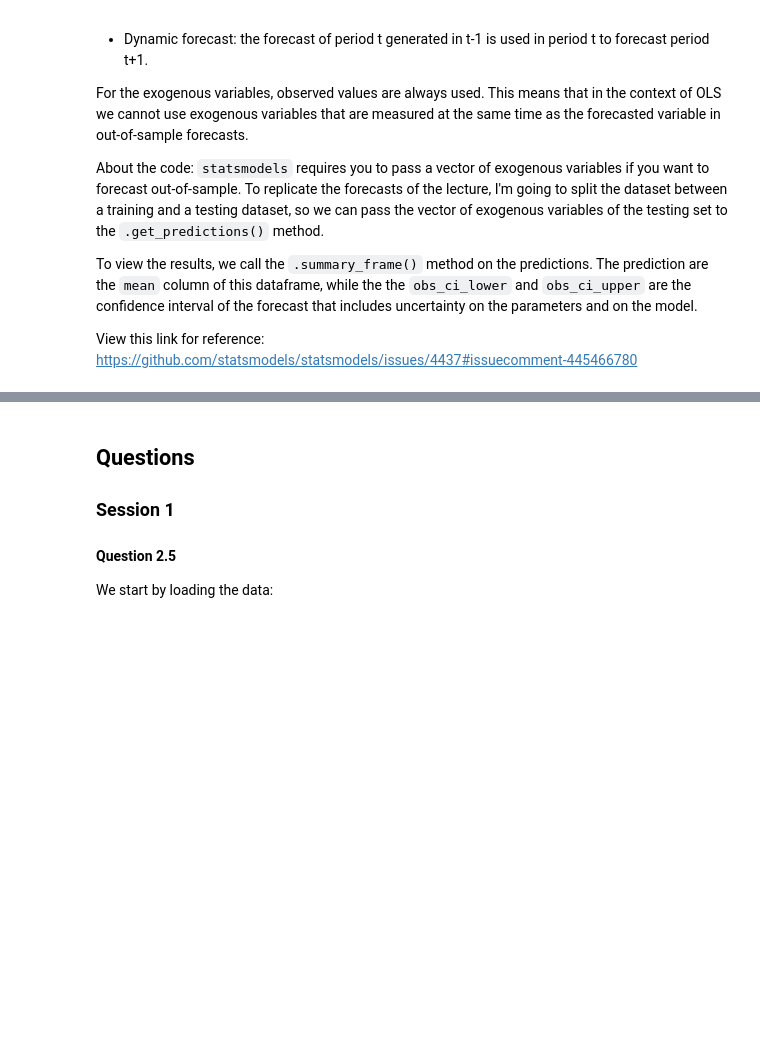
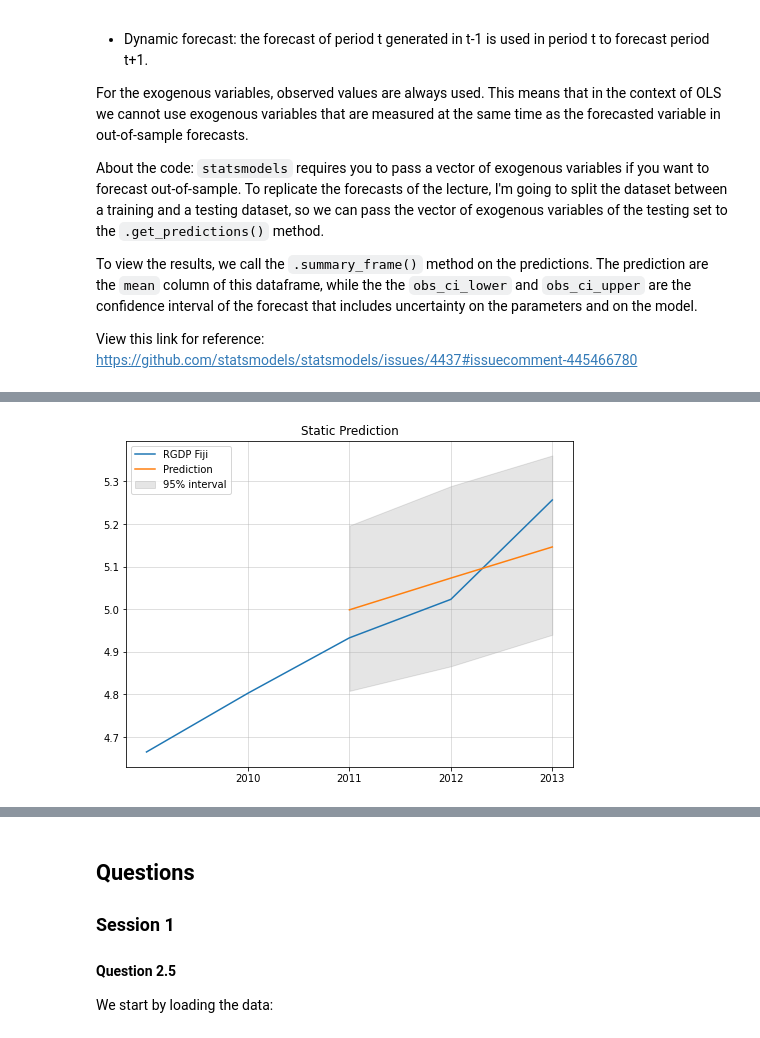
Before and after one commit to joaomacalos/imfx-python, a Jupyter notebook: m2-lectures.ipynb, the cells around one changed output, grey strips where cells are left out. Drawn from its saved outputs; the diff is of its cells as text; code cells hidden in the pictures; blank space fills up the shorter version.

```diff
--- a/m2-lectures.ipynb
+++ b/m2-lectures.ipynb
@@ -315,0 +293,22 @@ df_dyn_pred
+# %%
+from matplotlib.dates import DateFormatter
+# Plot the results:
+
+fig, ax = plt.subplots(figsize=(8, 6))
+
+ax.set_title("Static Prediction")
+
+df_ = df_stat_pred[["mean", "obs_ci_lower", "obs_ci_upper"]].apply(np.exp)
+
+ax.plot(df.loc[2009:, ['rgdp_fiji']], label="RGDP Fiji")
+ax.plot(df_[["mean"]], label = "Prediction")
+ax.fill_between(df_.index, df_['obs_ci_lower'], df_['obs_ci_upper'], color='k', alpha=0.1, label='95% interval')
+ax.legend(loc='upper left')
+
+#date_form = DateFormatter("%Y")
+#ax.xaxis.set_major_formatter(date_form)
+
+ax.set_xticks([2010, 2011, 2012, 2013])
+ax.grid(which='major', alpha=0.5);
+# %% [output]
+[figure, added]
```
Also changed, not shown: parts of 41 cells of this notebook, 2 other files.
